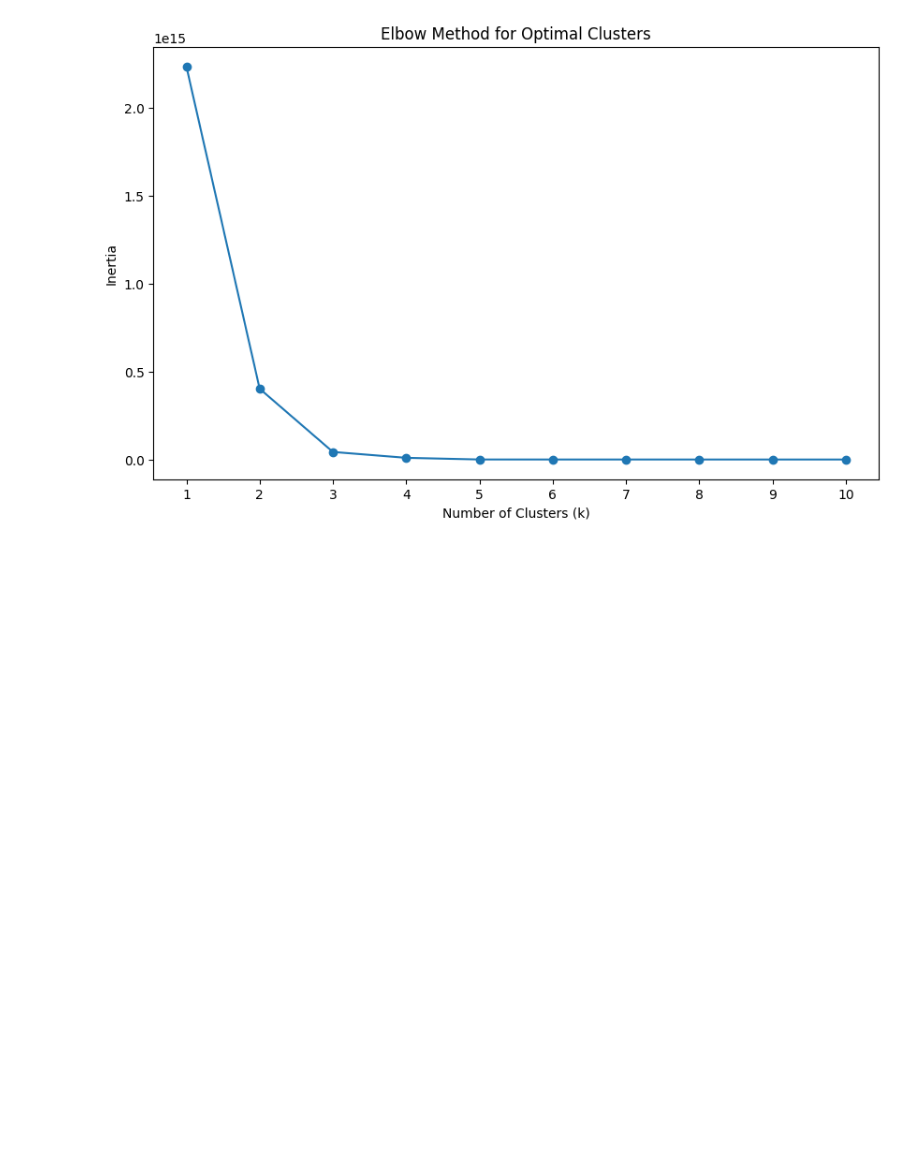
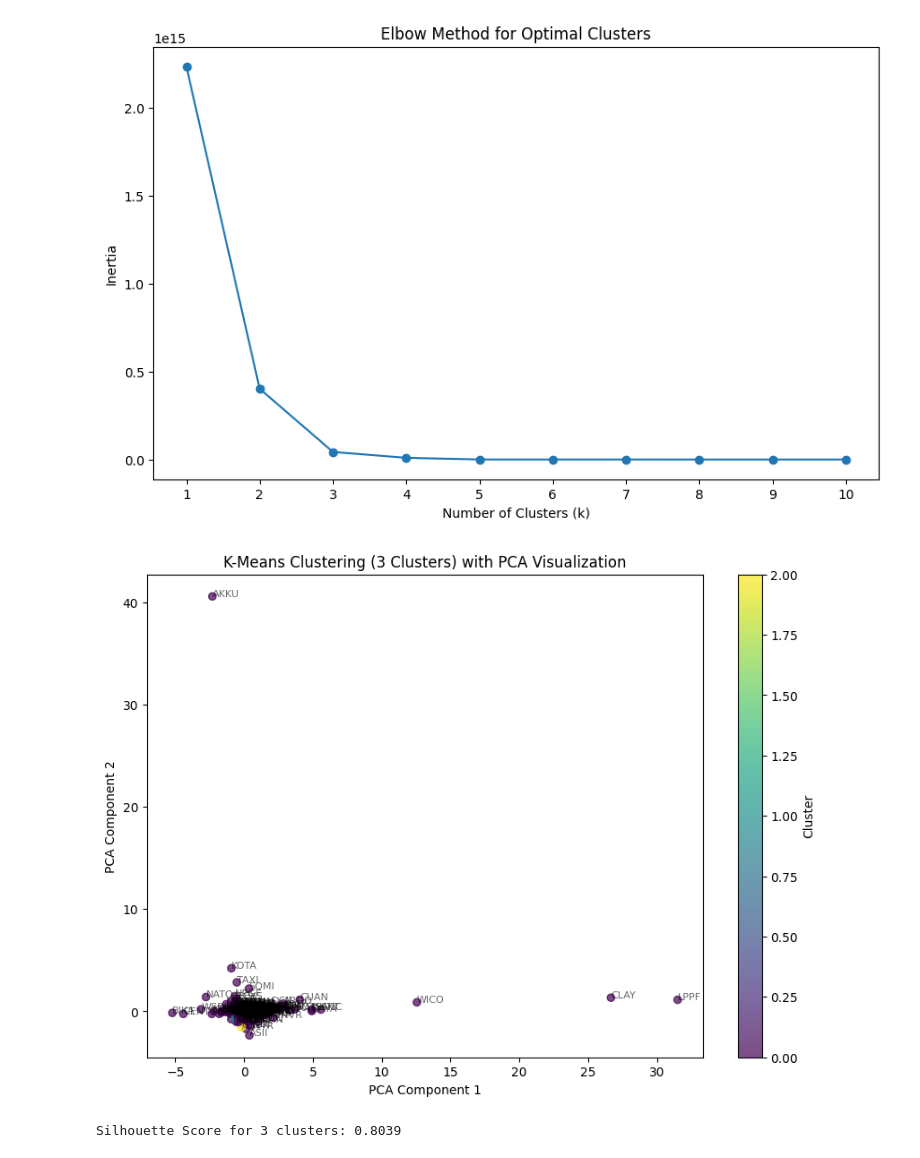
Before and after one commit to falkia34/stocks-cluster, a Jupyter notebook: notebooks/clustering.ipynb, the cells around one changed output. Saved outputs shown, nothing was run; the diff lists cells and outputs as text; code cells hidden in the pictures; blank space fills up the shorter version.

Commit message:
fix(notebook): Add cluster visualization

```diff
--- a/notebooks/clustering.ipynb
+++ b/notebooks/clustering.ipynb
@@ -211,3 +214,31 @@ plt.show()
 # %%
 kmeans = KMeans(n_clusters=3,init='k-means++',random_state=42)
 y_kmeans = kmeans.fit_predict(clean_financial_reports.select_dtypes(include=['float64', 'int64']))
+# %%
+# Standardize the data
+scaler = StandardScaler()
+scaled_data = scaler.fit_transform(clean_financial_reports.select_dtypes(include=['float64', 'int64']))
+# %%
+# Decompose the data using PCA
+pca = PCA(n_components=2)
+pca_data = pca.fit_transform(scaled_data)
+# %%
+plt.figure(figsize=(10,7))
+scatter = plt.scatter(pca_data[:,0], pca_data[:,1], c=y_kmeans, cmap='viridis', alpha=0.7)
+plt.xlabel('PCA Component 1')
+plt.ylabel('PCA Component 2')
+plt.title('K-Means Clustering (3 Clusters) with PCA Visualization')
+
+# Add annotations for each point
+for i, txt in enumerate(clean_financial_reports['Kode']):
+    plt.annotate(txt, (pca_data[i, 0], pca_data[i, 1]), fontsize=8, alpha=0.6)
+
+plt.colorbar(scatter, label='Cluster')
+plt.show()
+# %% [output]
+[figure, added]
+# %%
+score = silhouette_score(scaled_data, y_kmeans)
+print(f'Silhouette Score for 3 clusters: {score:.4f}')
+# %% [output]
+Silhouette Score for 3 clusters: 0.8039
```
Also changed, not shown: parts of 1 cell of this notebook.
